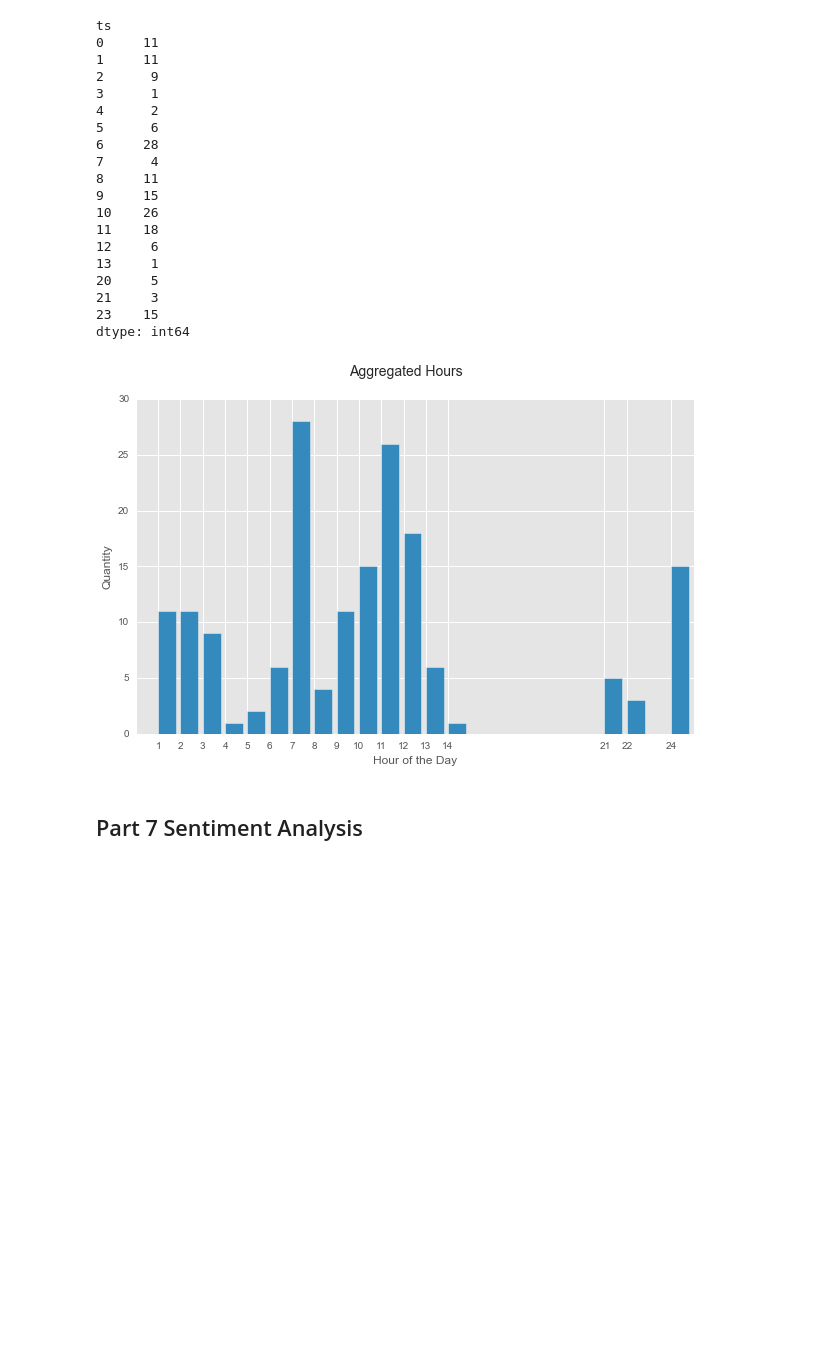
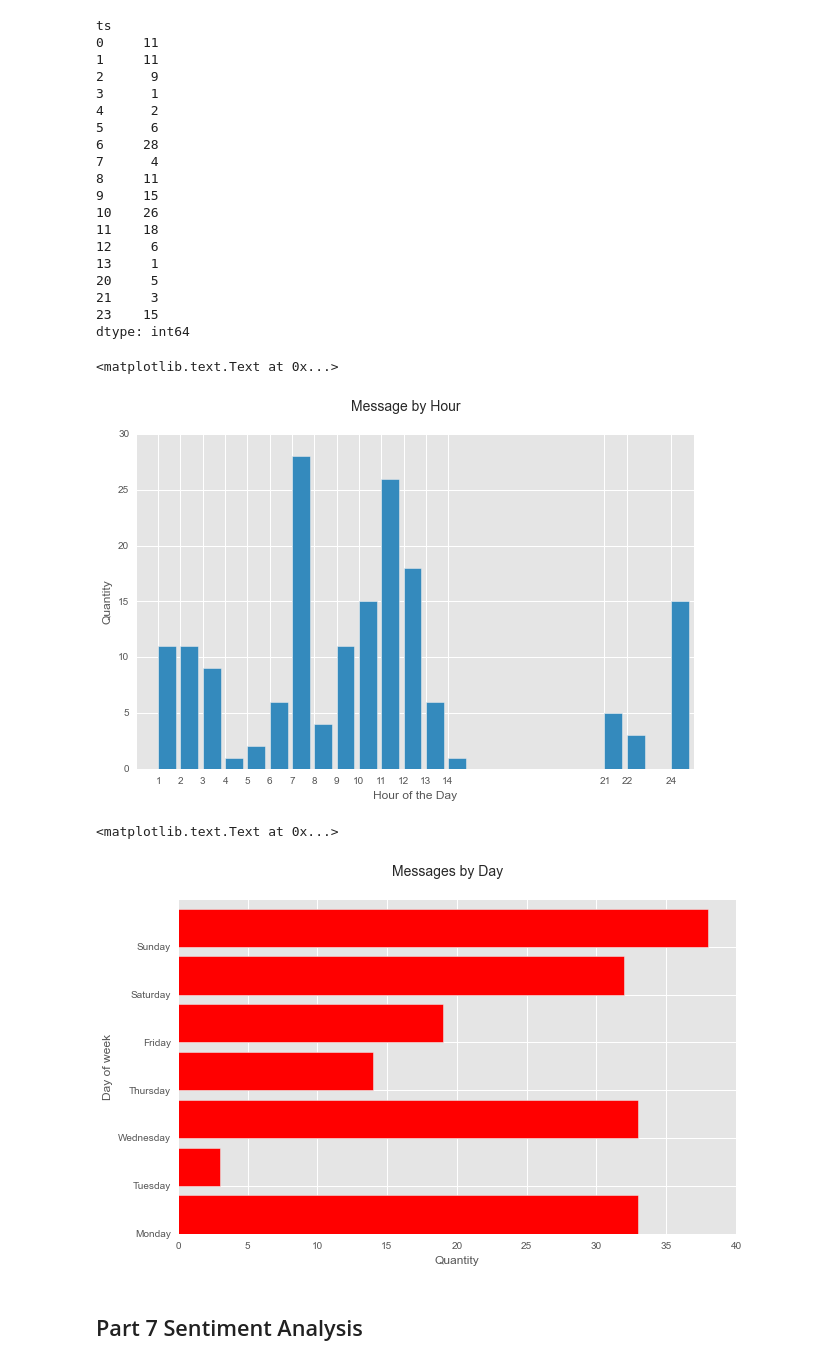
Before and after one commit to JaredChung/DSI_Assignment, a Jupyter notebook: D-Matrix_Notebook.ipynb, the cells around one changed output. Saved outputs shown, nothing was run; the diff lists cells and outputs as text; code cells hidden in the pictures; blank space fills up the shorter version.

```diff
--- a/D-Matrix_Notebook.ipynb
+++ b/D-Matrix_Notebook.ipynb
@@ -360,10 +362,11 @@ dtype: int64
 fig = plt.figure(figsize=(10,6))
 ax = fig.add_subplot(1,1,1)
 ax.bar(jared.groupby(jared.ts.apply(lambda x: x.hour)).text.size().index +1,jared.groupby(jared.ts.apply(lambda x: x.hour)).text.size())
-fig.suptitle("Aggregated Hours",fontsize= 14)
+fig.suptitle("Message by Hour",fontsize= 14)
 ax.set_xlabel("Hour of the Day")
 ax.set_xticks(jared.groupby(jared.ts.apply(lambda x: x.hour)).text.size().index+ 1)
 ax.set_ylabel("Quantity")
-fig.savefig("Aggregated Hours.png")
+#fig.savefig("Aggregated Hours.png")
 # %% [output]
+<matplotlib.text.Text at 0x...>
 [figure]
@@ -372,3 +373,17 @@ fig.savefig("Aggregated Hours.png")
+# %%
+days = ['Monday','Tuesday','Wednesday','Thursday','Friday','Saturday','Sunday']
+# %%
+fig = plt.figure(figsize=(10,6))
+ax = fig.add_subplot(1,1,1)
+ax.barh(jared.groupby(jared.ts.apply(lambda x: x.dayofweek)).text.size().index +1,jared.groupby(jared.ts.apply(lambda x: x.dayofweek)).text.size(),color='red')
+fig.suptitle("Messages by Day",fontsize= 14)
+ax.set_ylabel("Day of week")
+ax.set_yticklabels(days) #jared.groupby(jared.ts.apply(lambda x: x.dayofweek)).text.size().index+ 1)
+ax.set_xlabel("Quantity")
+#fig.savefig("Aggregated Day of Week.png")
+# %% [output]
+<matplotlib.text.Text at 0x...>
+[figure, added]
 # %% [markdown]
 ## Part 7 Sentiment Analysis
 # %%
```
Also changed, not shown: parts of 8 cells of this notebook.
